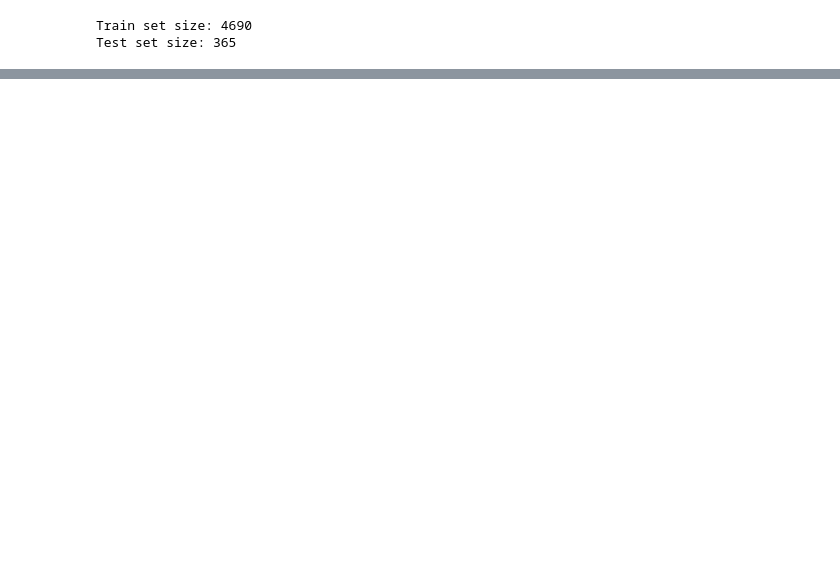
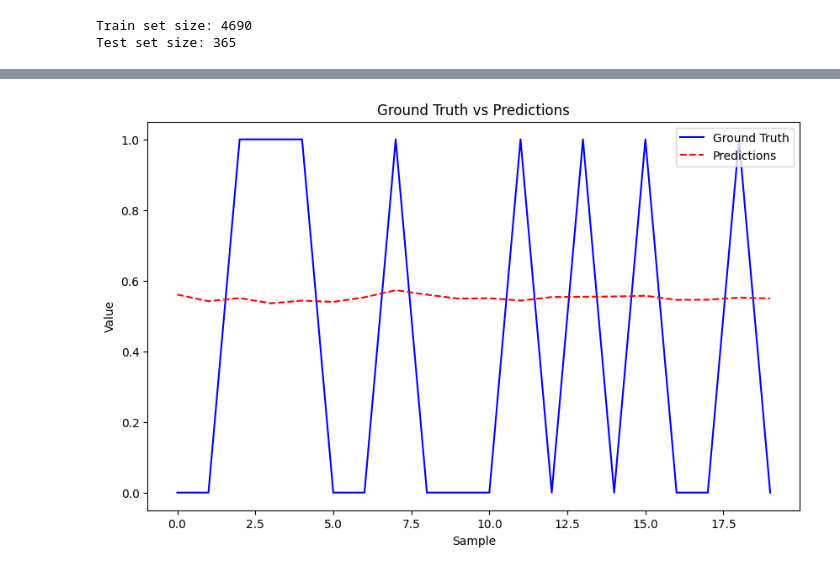
Before and after one commit to YaminiSai786/CS5720-Neural-Networks-Deep-Learning---ICP, a Jupyter notebook: Week11-ProgrammingAssignmentInClass.ipynb, the cells around one changed output, grey strips where cells are left out. Saved outputs shown, nothing was run; the diff lists cells and outputs as text; code cells hidden in the pictures; blank space fills up the shorter version.

```diff
--- a/Week11-ProgrammingAssignmentInClass.ipynb
+++ b/Week11-ProgrammingAssignmentInClass.ipynb
@@ -320,0 +469,18 @@ NameError: name 'train_X' is not defined
+# %%
+# Student Name: Yamini Saraswathi Borra
+# Student ID: 700748022
+# 4. Model Evaluation: 2. Visualize the model's predictions against the ground truth to assess its accuracy and performance.
+
+import matplotlib.pyplot as plt
+
+# Plot ground truth and predictions
+plt.figure(figsize=(10, 6))
+plt.plot(y_test, label='Ground Truth', color='blue')
+plt.plot(predictions, label='Predictions', color='red', linestyle='--')
+plt.xlabel('Sample')
+plt.ylabel('Value')
+plt.title('Ground Truth vs Predictions')
+plt.legend()
+plt.show()
+# %% [output]
+[figure, added]
```
Also changed, not shown: parts of 21 cells of this notebook, 5 other files.
